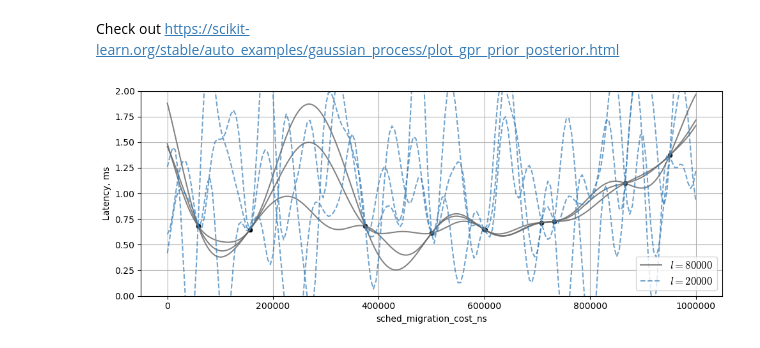
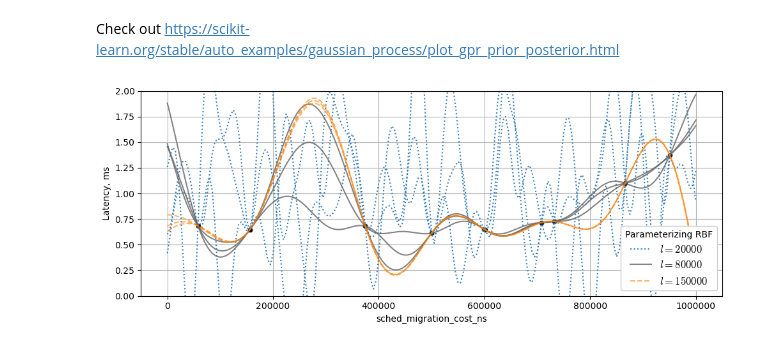
Before and after one commit to motus/sqlite-autotuning, a Jupyter notebook: sigmod2025_tutorial/sigmod2025_tutorial_03_kernel.ipynb, the cells around one changed output. Cells and saved outputs as stored; diff of their text form; code cells hidden in the pictures.

Commit message:
final version of RBF plots

```diff
--- a/sigmod2025_tutorial/sigmod2025_tutorial_03_kernel.ipynb
+++ b/sigmod2025_tutorial/sigmod2025_tutorial_03_kernel.ipynb
@@ -56,6 +56,9 @@ gp1 = GaussianProcessRegressor(kernel=kernel1, alpha=alpha, random_state=42).fit
 
 kernel2 = RBF(length_scale=20000, length_scale_bounds="fixed")
 gp2 = GaussianProcessRegressor(kernel=kernel2, alpha=alpha, random_state=42).fit(x, y)
+
+kernel3 = RBF(length_scale=150000, length_scale_bounds="fixed")
+gp3 = GaussianProcessRegressor(kernel=kernel3, alpha=alpha, random_state=42).fit(x, y)
 # %% [markdown]
 Check out https://scikit-learn.org/stable/auto_examples/gaussian_process/plot_gpr_prior_posterior.html
 # %%
@@ -79,6 +82,18 @@ _fig, ax = plt.subplots()
 sns.scatterplot(data=df, x="x", y="y", marker='o', color="black", alpha=0.9, legend=False)
 
 x = np.linspace(0, 1000000, 201).reshape(-1, 1)
+
+# --- GP2
+
+y = gp2.sample_y(x, n_samples=num_sample_funcs, random_state=41)
+y_mean, y_std = gp2.predict(x, return_std=True)
+
+for i in range(num_sample_funcs):
+    kw = {"legend": True, "label": f"$l={kernel2.length_scale}$"} if i == 0 else {}
+    sns.lineplot(x=x[:,0], y=y[:,i], color="#377eb8", alpha=1, linestyle=":", **kw)
+
+# sns.lineplot(x=x[:,0], y=y_mean, color=colors_dark2[2], alpha=0.7, legend=True)
+# plt.fill_between(x[:,0], y_mean - y_std, y_mean + y_std, alpha=0.2, color=colors_dark2[2])
 
 # --- GP1
 
@@ -90,37 +105,38 @@ for i in range(num_sample_funcs):
     sns.lineplot(x=x[:,0], y=y[:,i], color="#666666", alpha=0.8, **kw)
 
 # sns.lineplot(x=x[:,0], y=y_mean, color=colors_dark2[1], alpha=0.7)
 # plt.fill_between(x[:,0], y_mean - y_std, y_mean + y_std, alpha=0.2, color=colors_dark2[1])
 
-# --- GP2
+# --- GP3
 
-y = gp2.sample_y(x, n_samples=num_sample_funcs, random_state=41)
-y_mean, y_std = gp2.predict(x, return_std=True)
+y = gp3.sample_y(x, n_samples=num_sample_funcs, random_state=41)
+y_mean, y_std = gp3.predict(x, return_std=True)
 
 for i in range(num_sample_funcs):
-    kw = {"legend": True, "label": f"$l={kernel2.length_scale}$"} if i == 0 else {}
-    sns.lineplot(x=x[:,0], y=y[:,i], color="#377eb8", alpha=0.7, linestyle="--", **kw)
+    kw = {"legend": True, "label": f"$l={kernel3.length_scale}$"} if i == 0 else {}
+    sns.lineplot(x=x[:,0], y=y[:,i], color="#ff7f00", alpha=0.6, linestyle="--", **kw)
 
 # sns.lineplot(x=x[:,0], y=y_mean, color=colors_dark2[2], alpha=0.7, legend=True)
 # plt.fill_between(x[:,0], y_mean - y_std, y_mean + y_std, alpha=0.2, color=colors_dark2[2])
 
 # -------
 
 plt.xlim(-50000, 1050000)
 plt.ylim(0, 2)
 
 plt.ticklabel_format(axis="both", style="plain")
 
 plt.xlabel(TUNABLE_PARAM_NAME)
 plt.ylabel(METRIC_NAME)
 
 plt.grid()
-plt.legend(loc="lower right", prop={'size': 12, "math_fontfamily": 'cm'})
+plt.legend(title="Parameterizing RBF", loc="lower right",
+           facecolor='white', framealpha=1, prop={'size': 12, "math_fontfamily": 'cm'})
 plt.tight_layout()
 
 plt.savefig("img/sigmod2025_tutorial_04_kernel_01_rbf.png", transparent=False, dpi=300)
 
 plt.show()
 # display(y_mean)
 # %% [output]
-[figure, old version]
+[figure, new version]
```
